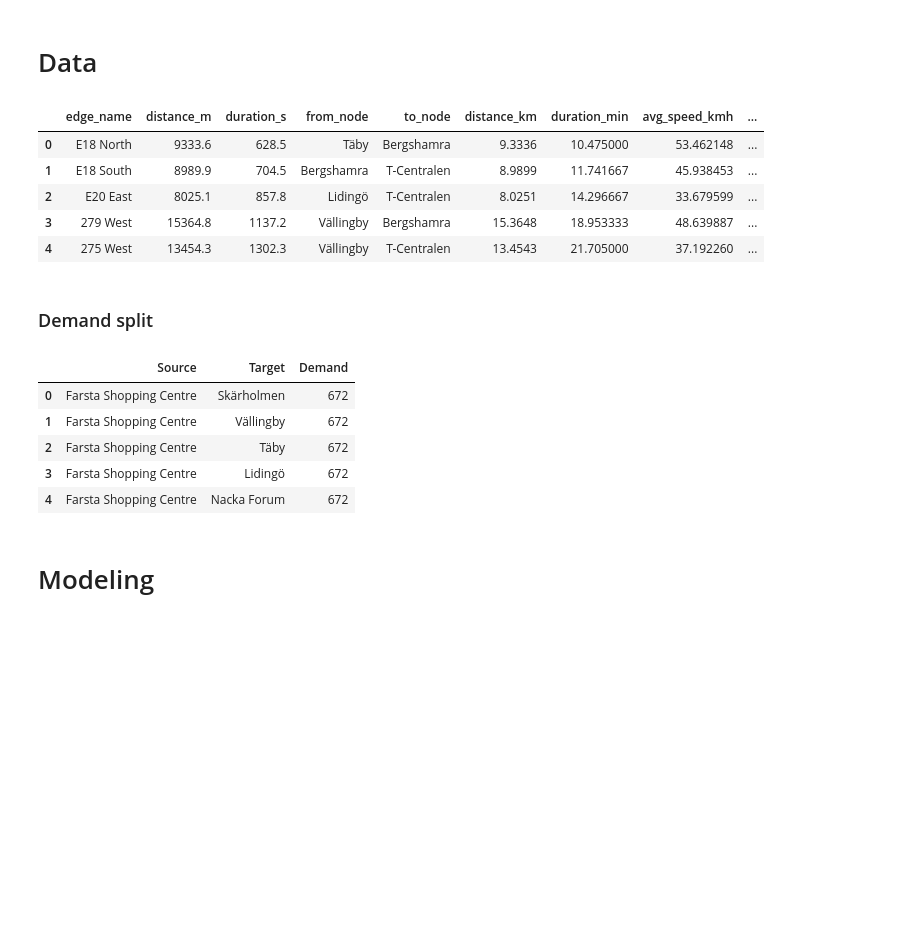
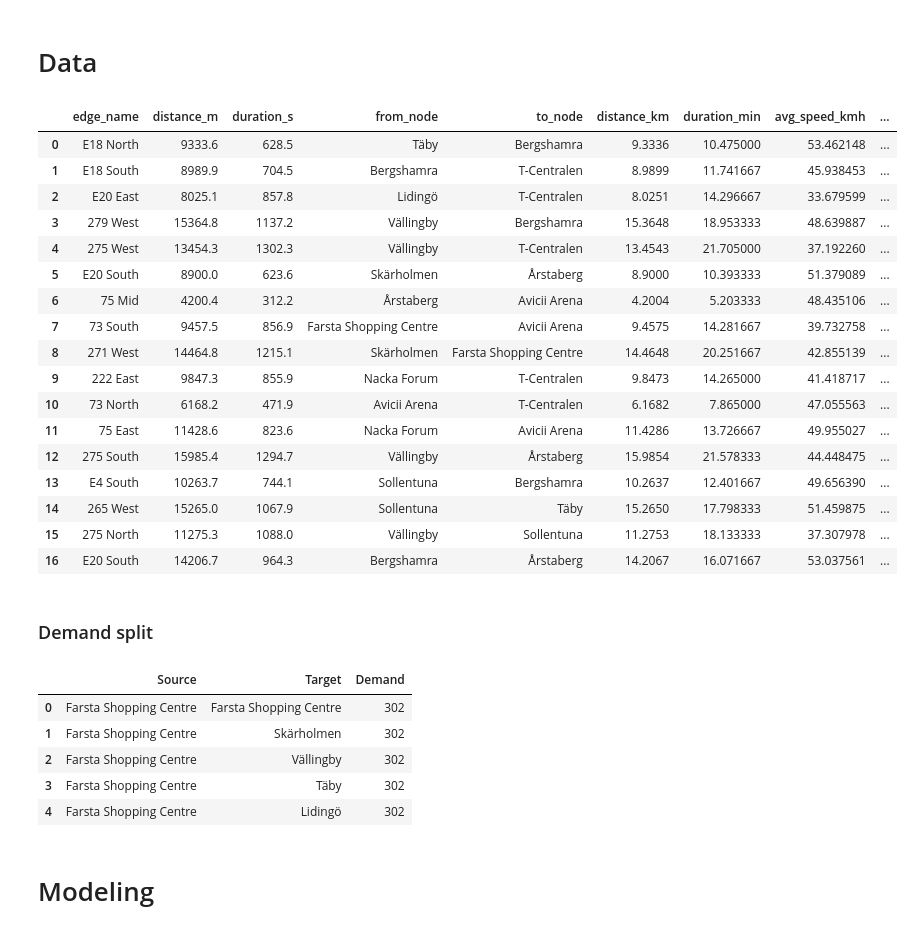
Before and after one commit to aheagel/SF2822, a Jupyter notebook: Project2A.ipynb, the cells around one changed output. Drawn from its saved outputs; the diff is of its cells as text; code cells hidden in the pictures; blank space fills up the shorter version.

Commit message:
New data

```diff
--- a/Project2A.ipynb
+++ b/Project2A.ipynb
@@ -5,15 +28,27 @@ import pandas as pd
 # %% [markdown]
 # Data
 # %%
-# Replace 'your_file.csv' with the path to your CSV file
-csv_data = pd.read_csv('edge_distances_osrm.csv')
+# Load the CSV file into csv_data
+csv_data = pd.read_csv("edge_distances_osrm.csv")
 
-# Display the first few rows of the CSV data
-csv_data.head()
+# Display the first few rows of the DataFrame
+csv_data
 # %% [output]
 |  | edge_name | distance_m | duration_s | from_node | to_node | distance_km | duration_min | avg_speed_kmh | ... |
 | 0 | E18 North | 9333.6 | 628.5 | Täby | Bergshamra | 9.3336 | 10.475000 | 53.462148 | ... |
 | 1 | E18 South | 8989.9 | 704.5 | Bergshamra | T-Centralen | 8.9899 | 11.741667 | 45.938453 | ... |
 | 2 | E20 East | 8025.1 | 857.8 | Lidingö | T-Centralen | 8.0251 | 14.296667 | 33.679599 | ... |
 | 3 | 279 West | 15364.8 | 1137.2 | Vällingby | Bergshamra | 15.3648 | 18.953333 | 48.639887 | ... |
 | 4 | 275 West | 13454.3 | 1302.3 | Vällingby | T-Centralen | 13.4543 | 21.705000 | 37.192260 | ... |
+| 5 | E20 South | 8900.0 | 623.6 | Skärholmen | Årstaberg | 8.9000 | 10.393333 | 51.379089 | ... |
+| 6 | 75 Mid | 4200.4 | 312.2 | Årstaberg | Avicii Arena | 4.2004 | 5.203333 | 48.435106 | ... |
+| 7 | 73 South | 9457.5 | 856.9 | Farsta Shopping Centre | Avicii Arena | 9.4575 | 14.281667 | 39.732758 | ... |
+| 8 | 271 West | 14464.8 | 1215.1 | Skärholmen | Farsta Shopping Centre | 14.4648 | 20.251667 | 42.855139 | ... |
+| 9 | 222 East | 9847.3 | 855.9 | Nacka Forum | T-Centralen | 9.8473 | 14.265000 | 41.418717 | ... |
+| 10 | 73 North | 6168.2 | 471.9 | Avicii Arena | T-Centralen | 6.1682 | 7.865000 | 47.055563 | ... |
+| 11 | 75 East | 11428.6 | 823.6 | Nacka Forum | Avicii Arena | 11.4286 | 13.726667 | 49.955027 | ... |
+| 12 | 275 South | 15985.4 | 1294.7 | Vällingby | Årstaberg | 15.9854 | 21.578333 | 44.448475 | ... |
+| 13 | E4 South | 10263.7 | 744.1 | Sollentuna | Bergshamra | 10.2637 | 12.401667 | 49.656390 | ... |
+| 14 | 265 West | 15265.0 | 1067.9 | Sollentuna | Täby | 15.2650 | 17.798333 | 51.459875 | ... |
+| 15 | 275 North | 11275.3 | 1088.0 | Vällingby | Sollentuna | 11.2753 | 18.133333 | 37.307978 | ... |
+| 16 | E20 South | 14206.7 | 964.3 | Bergshamra | Årstaberg | 14.2067 | 16.071667 | 53.037561 | ... |
@@ -52,29 +97,31 @@ import itertools
 # Create a new DataFrame with demand for each Node from all other Nodes
 demand_data = []
 
+# Assuming not everyone works (Demographic)
+_df["Approx. Population"] = (_df["Approx. Population"]/2).astype(int)
 data_split = 0.9
 
 for source, target in itertools.product(_df["Node"], repeat=2):
-    if source != target:  # Exclude self-demand
-        source_population = _df.loc[_df["Node"] == source, "Approx. Population"].values[0]
-        if target == "T-Centralen":
-            demand = int(source_population * data_split)
-        else:
-            demand = int(source_population * (1 - data_split) / (_df.shape[0] - 2))  # Exclude T-Centralen and itself
-        demand_data.append({
-            "Source": source,
-            "Target": target,
-            "Demand": demand
-        })
+    source_population = _df.loc[_df["Node"] == source, "Approx. Population"].values[0]
+    if target == "T-Centralen":
+        demand = int(source_population * data_split)
+    else:
+        demand = int(source_population * (1 - data_split) / (_df.shape[0] - 1))  # Exclude T-Centralen
+    demand_data.append({
+        "Source": source,
+        "Target": target,
+        "Demand": demand
+    })
 
 demand_df = pd.DataFrame(demand_data)
+demand_df["Demand"] = demand_df["Demand"].astype(int)
 demand_df.head()
 # %% [output]
 |  | Source | Target | Demand |
-| 0 | Farsta Shopping Centre | Skärholmen | 672 |
-| 1 | Farsta Shopping Centre | Vällingby | 672 |
-| 2 | Farsta Shopping Centre | Täby | 672 |
-| 3 | Farsta Shopping Centre | Lidingö | 672 |
-| 4 | Farsta Shopping Centre | Nacka Forum | 672 |
+| 0 | Farsta Shopping Centre | Farsta Shopping Centre | 302 |
+| 1 | Farsta Shopping Centre | Skärholmen | 302 |
+| 2 | Farsta Shopping Centre | Vällingby | 302 |
+| 3 | Farsta Shopping Centre | Täby | 302 |
+| 4 | Farsta Shopping Centre | Lidingö | 302 |
 # %% [markdown]
 # Modeling
```
Also changed, not shown: parts of 9 cells of this notebook, 1 other file.
